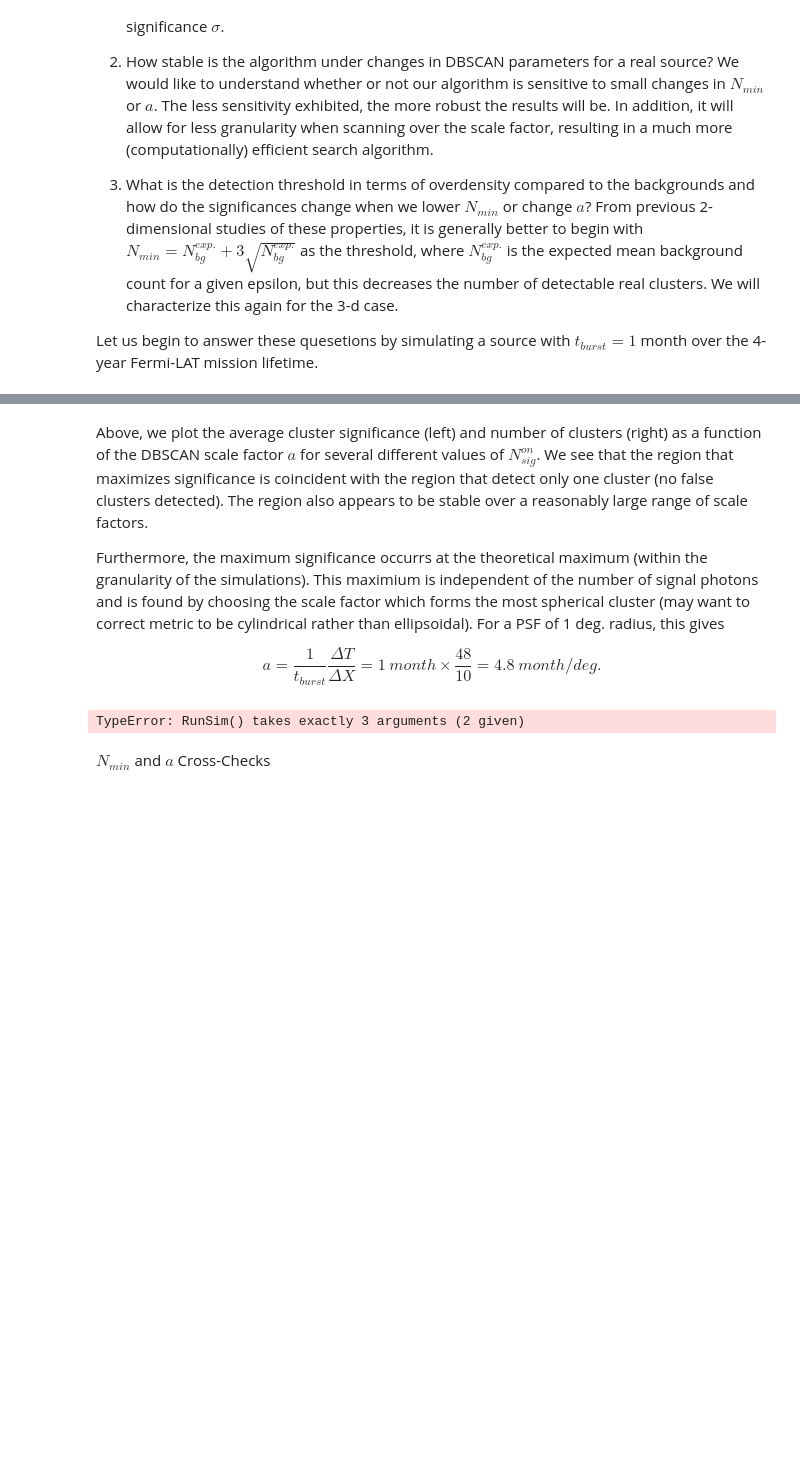
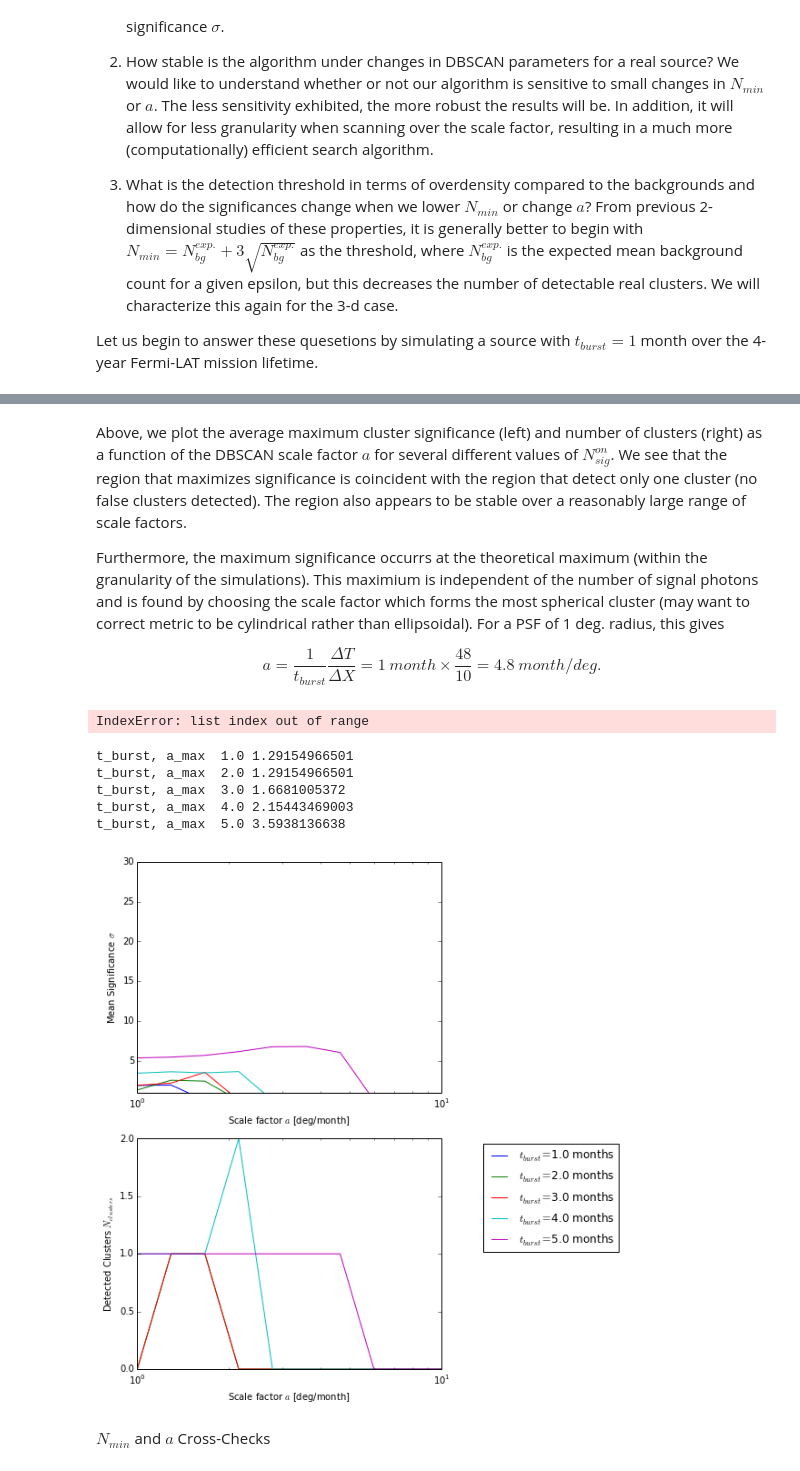
Before and after one commit to erccarls/time_var, a Jupyter notebook: Time_Var_DBSCAN/run_MC.ipynb, the cells around one changed output, grey strips where cells are left out. Saved outputs shown, nothing was run; the diff lists cells and outputs as text; code cells hidden in the pictures; blank space fills up the shorter version.

```diff
--- a/Time_Var_DBSCAN/run_MC.ipynb
+++ b/Time_Var_DBSCAN/run_MC.ipynb
@@ -152,5 +157,5 @@ Average scale factor for max significance:  1.94073176691
 # %% [markdown]
-Above, we plot the average cluster significance (left) and number of clusters (right) as a function of the DBSCAN scale factor \\(a\\) for several different values of \\(N_{sig}^{on}\\).  We see that the region that maximizes significance is coincident with the region that detect only one cluster (no false clusters detected).  The region also appears to be stable over a reasonably large range of scale factors.
+Above, we plot the average maximum cluster significance (left) and number of clusters (right) as a function of the DBSCAN scale factor \\(a\\) for several different values of \\(N_{sig}^{on}\\).  We see that the region that maximizes significance is coincident with the region that detect only one cluster (no false clusters detected).  The region also appears to be stable over a reasonably large range of scale factors.
 
 Furthermore, the maximum significance occurrs at the theoretical maximum (within the granularity of the simulations).  This maximium is independent of the number of signal photons and is found by choosing the scale factor which forms the most spherical cluster (may want to correct metric to be cylindrical rather than ellipsoidal).  For a PSF of 1 deg. radius, this gives
 
@@ -167,7 +172,7 @@ MS,MC = [],[]
 
 
 for t_burst in t_burstList:
-    mcSims=[RunSim(N_sig_on=N_sig,t_burst=t_burst) for i in range(numSims)]
+    mcSims=[RunSim(N_sig_on=N_sig,N_sig_off=0,t_burst=t_burst) for i in range(numSims)]
     dbscanResults,sigs = [],[]
 
     for a in aList:
@@ -175,7 +180,8 @@ for t_burst in t_burstList:
         nMin = bgDensity + 3. * np.sqrt(bgDensity)
         scan = MCSTATS.DBSCAN_Compute_Clusters(mcSims, eps=r_68,min_samples=nMin, timeScale=a,numProcs=numProcs,plot=False)
         dbscanResults.append(scan)
-        sigs.append(MCSTATS.Cluster_Sigs_BG_3d(scan,BGDensity=N_bg/float(sizeX*sizeY), totalTime = sizeT))
+        sigs.append(MCSTATS.Cluster_Sigs_3d_Annulus(scan,mcSims,inner=1.25,outer=2.0))
+        #sigs.append(MCSTATS.Cluster_Sigs_BG_3d(scan,BGDensity=N_bg/float(sizeX*sizeY), totalTime = sizeT))
     # Compute averages
     counts,sigmas = [],[]
     for a in sigs:
@@ -189,34 +195,40 @@ for t_burst in t_burstList:
 
     MS.append(sigmas)
     MC.append(counts)
-# %% [output]
-TypeError: RunSim() takes exactly 3 arguments (2 given)
 # %%
 plt.figure(0,figsize=(6,10))
 maxSig = []
 
 for i in range(len(t_burstList)):
     N_sig,sigmas,counts = t_burstList[i],MS[i],MC[i]
     plt.subplot(211)
     plt.plot(aList,sigmas)
     plt.xlabel(r'Scale factor $a$ [deg/month]')
     plt.ylabel(r'Mean Significance $\sigma$')
-    plt.yscale('log')
+    #plt.yscale('log')
     plt.xscale('log')
     plt.ylim((1,30))
 
     plt.subplot(212)
     plt.plot(aList,counts,label=r'$t_{burst}=$' + str(t_burstList[i]) + r" months")
-    plt.yscale('log')
+    #plt.yscale('log')
     plt.xscale('log')
     plt.ylabel(r'Detected Clusters $N_{clusters}$')
     plt.xlabel(r'Scale factor $a$ [deg/month]')
 
     plt.legend(ncol=1,bbox_to_anchor=(1.6, 1.00))
 
     print 't_burst, a_max ', t_burstList[i], aList[np.argmax(sigmas)]
 
 plt.show()
+# %% [output]
+IndexError: list index out of range
+t_burst, a_max  1.0 1.29154966501
+t_burst, a_max  2.0 1.29154966501
+t_burst, a_max  3.0 1.6681005372
+t_burst, a_max  4.0 2.15443469003
+t_burst, a_max  5.0 3.5938136638
+[figure, added]
 # %% [markdown]
 \\(N_{min}\\) and \\(a\\) Cross-Checks
 # %%
```
Also changed, not shown: parts of 10 cells of this notebook, 4 other files.
